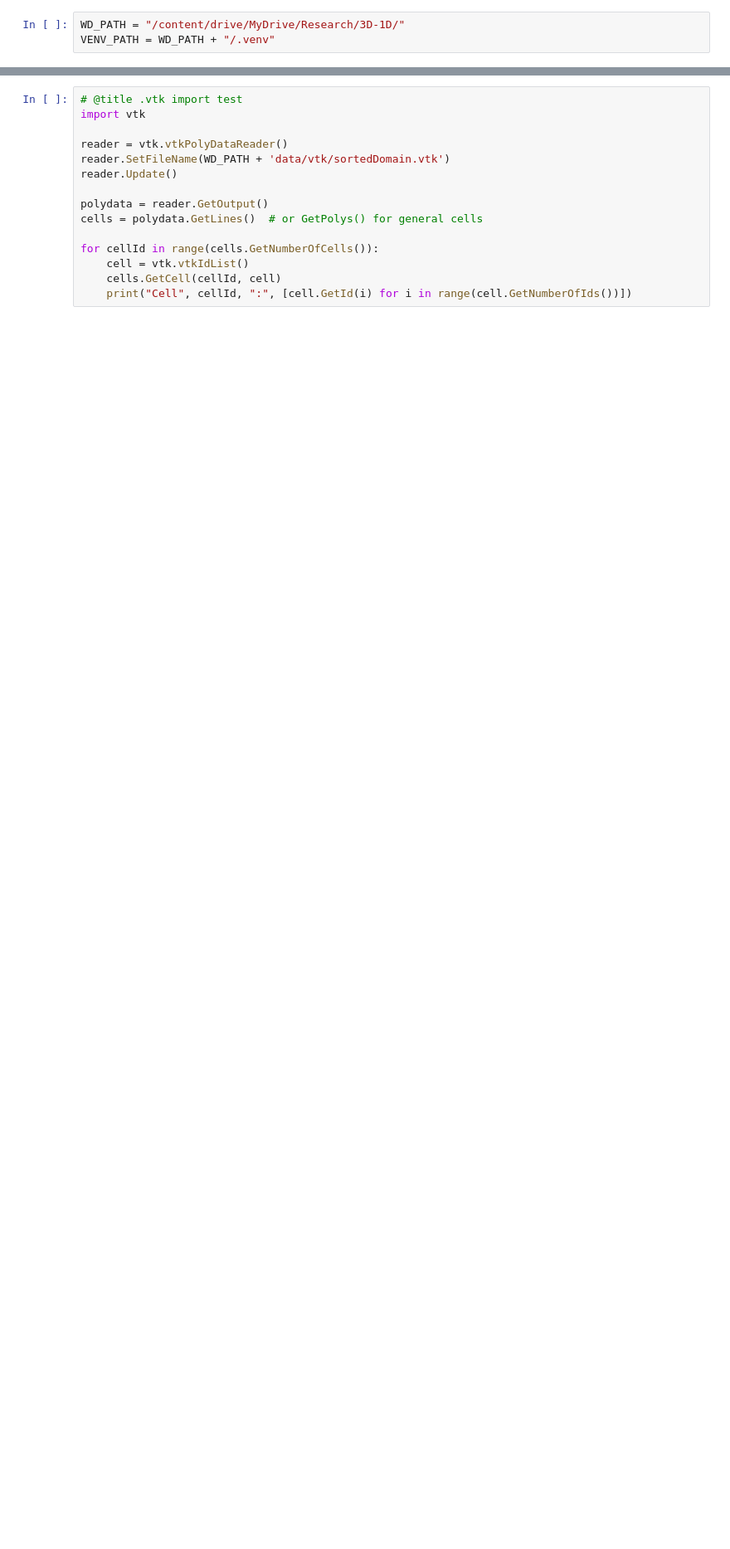
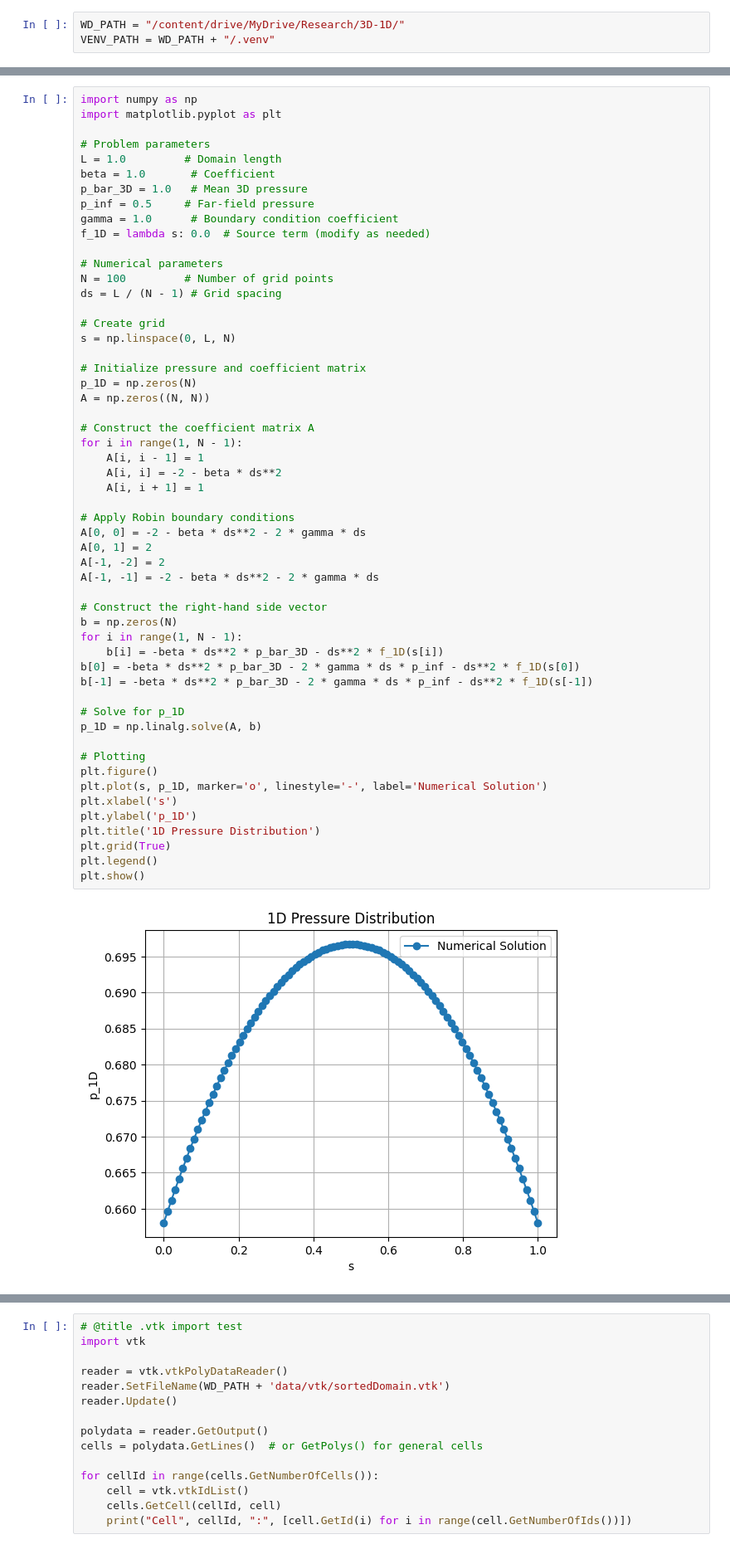
Before and after one commit to isosafrasaurus/3D-1D, a Jupyter notebook: 3D1D.ipynb, the cells around one changed output, grey strips where cells are left out. Shown: that part at 83% size. Cells and saved outputs as stored; diff of their text form; blank space fills up the shorter version.

Commit message:
prototype of robin boundaries

```diff
--- a/3D1D.ipynb
+++ b/3D1D.ipynb
@@ -71,3 +71,59 @@ try:
 except ImportError:
     !git clone https://github.com/IngeborgGjerde/graphnics
     !source $VENV_PATH/bin/activate && python3 -m pip install graphnics/
+# %%
+import numpy as np
+import matplotlib.pyplot as plt
+
+# Problem parameters
+L = 1.0         # Domain length
+beta = 1.0       # Coefficient
+p_bar_3D = 1.0   # Mean 3D pressure
+p_inf = 0.5     # Far-field pressure
+gamma = 1.0      # Boundary condition coefficient
+f_1D = lambda s: 0.0  # Source term (modify as needed)
+
+# Numerical parameters
+N = 100         # Number of grid points
+ds = L / (N - 1) # Grid spacing
+
+# Create grid
+s = np.linspace(0, L, N)
+
+# Initialize pressure and coefficient matrix
+p_1D = np.zeros(N)
+A = np.zeros((N, N))
+
+# Construct the coefficient matrix A
+for i in range(1, N - 1):
+    A[i, i - 1] = 1
+    A[i, i] = -2 - beta * ds**2
+    A[i, i + 1] = 1
+
+# Apply Robin boundary conditions
+A[0, 0] = -2 - beta * ds**2 - 2 * gamma * ds
+A[0, 1] = 2
+A[-1, -2] = 2
+A[-1, -1] = -2 - beta * ds**2 - 2 * gamma * ds
+
+# Construct the right-hand side vector
+b = np.zeros(N)
+for i in range(1, N - 1):
+    b[i] = -beta * ds**2 * p_bar_3D - ds**2 * f_1D(s[i])
+b[0] = -beta * ds**2 * p_bar_3D - 2 * gamma * ds * p_inf - ds**2 * f_1D(s[0])
+b[-1] = -beta * ds**2 * p_bar_3D - 2 * gamma * ds * p_inf - ds**2 * f_1D(s[-1])
+
+# Solve for p_1D
+p_1D = np.linalg.solve(A, b)
+
+# Plotting
+plt.figure()
+plt.plot(s, p_1D, marker='o', linestyle='-', label='Numerical Solution')
+plt.xlabel('s')
+plt.ylabel('p_1D')
+plt.title('1D Pressure Distribution')
+plt.grid(True)
+plt.legend()
+plt.show()
+# %% [output]
+[figure, added]
```
Also changed, not shown: parts of 10 cells of this notebook.
